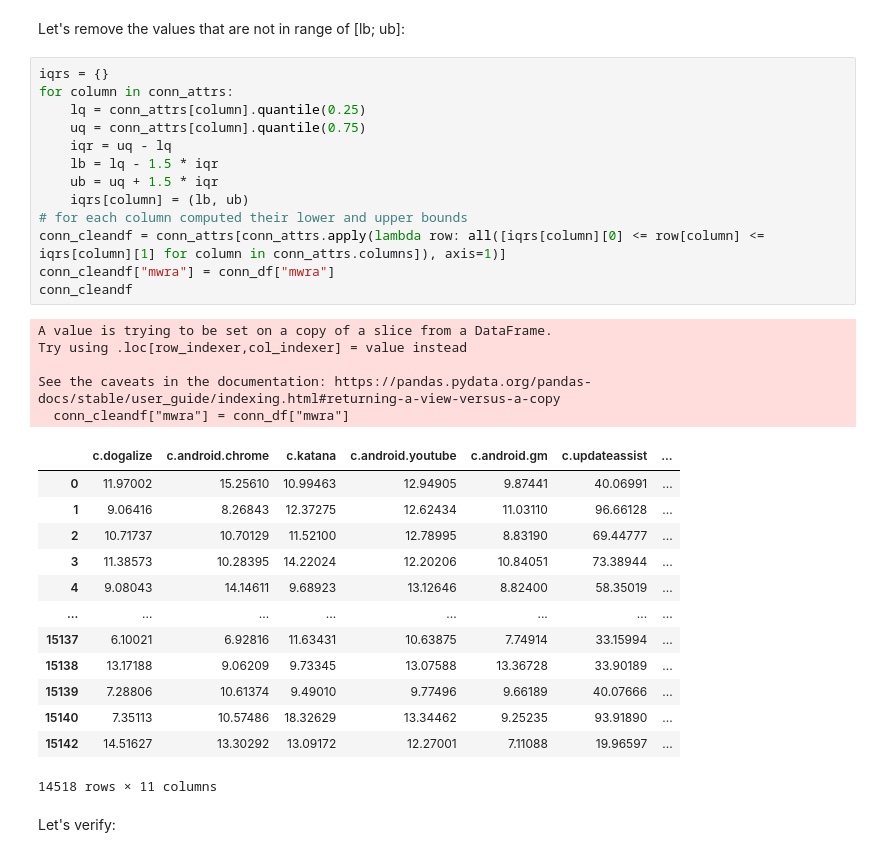
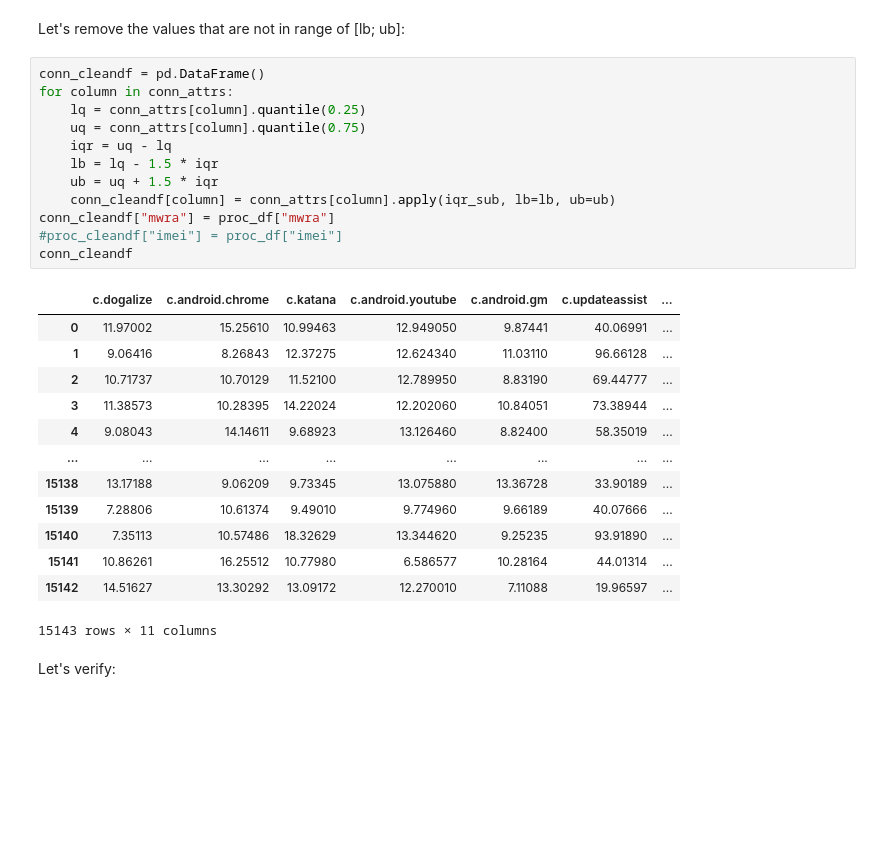
Before and after one commit to Yessirskiy/IAU-Project, a Jupyter notebook: project.ipynb, the cells around one changed output. Cells and saved outputs as stored; diff of their text form; blank space fills up the shorter version.

```diff
--- a/project.ipynb
+++ b/project.ipynb
@@ -677,37 +666,31 @@ plt.show()
 # %% [markdown]
 Let's remove the values that are not in range of [lb; ub]:
 # %%
-iqrs = {}
+conn_cleandf = pd.DataFrame()
 for column in conn_attrs:
     lq = conn_attrs[column].quantile(0.25)
     uq = conn_attrs[column].quantile(0.75)
     iqr = uq - lq
     lb = lq - 1.5 * iqr
     ub = uq + 1.5 * iqr
-    iqrs[column] = (lb, ub)
-# for each column computed their lower and upper bounds
-conn_cleandf = conn_attrs[conn_attrs.apply(lambda row: all([iqrs[column][0] <= row[column] <= iqrs[column][1] for column in conn_attrs.columns]), axis=1)]
-conn_cleandf["mwra"] = conn_df["mwra"]
+    conn_cleandf[column] = conn_attrs[column].apply(iqr_sub, lb=lb, ub=ub)
+conn_cleandf["mwra"] = proc_df["mwra"]
+#proc_cleandf["imei"] = proc_df["imei"]
 conn_cleandf
 # %% [output]
+|  | c.dogalize | c.android.chrome | c.katana | c.android.youtube | c.android.gm | c.updateassist | ... |
+| 0 | 11.97002 | 15.25610 | 10.99463 | 12.949050 | 9.87441 | 40.06991 | ... |
+| 1 | 9.06416 | 8.26843 | 12.37275 | 12.624340 | 11.03110 | 96.66128 | ... |
+| 2 | 10.71737 | 10.70129 | 11.52100 | 12.789950 | 8.83190 | 69.44777 | ... |
+| 3 | 11.38573 | 10.28395 | 14.22024 | 12.202060 | 10.84051 | 73.38944 | ... |
+| 4 | 9.08043 | 14.14611 | 9.68923 | 13.126460 | 8.82400 | 58.35019 | ... |
+| ... | ... | ... | ... | ... | ... | ... | ... |
+| 15138 | 13.17188 | 9.06209 | 9.73345 | 13.075880 | 13.36728 | 33.90189 | ... |
+| 15139 | 7.28806 | 10.61374 | 9.49010 | 9.774960 | 9.66189 | 40.07666 | ... |
+| 15140 | 7.35113 | 10.57486 | 18.32629 | 13.344620 | 9.25235 | 93.91890 | ... |
+| 15141 | 10.86261 | 16.25512 | 10.77980 | 6.586577 | 10.28164 | 44.01314 | ... |
+| 15142 | 14.51627 | 13.30292 | 13.09172 | 12.270010 | 7.11088 | 19.96597 | ... |
-A value is trying to be set on a copy of a slice from a DataFrame.
-Try using .loc[row_indexer,col_indexer] = value instead
-
-See the caveats in the documentation: https://pandas.pydata.org/pandas-docs/stable/user_guide/indexing.html#returning-a-view-versus-a-copy
-  conn_cleandf["mwra"] = conn_df["mwra"]
+15143 rows × 11 columns
-|  | c.dogalize | c.android.chrome | c.katana | c.android.youtube | c.android.gm | c.updateassist | ... |
-| 0 | 11.97002 | 15.25610 | 10.99463 | 12.94905 | 9.87441 | 40.06991 | ... |
-| 1 | 9.06416 | 8.26843 | 12.37275 | 12.62434 | 11.03110 | 96.66128 | ... |
-| 2 | 10.71737 | 10.70129 | 11.52100 | 12.78995 | 8.83190 | 69.44777 | ... |
-| 3 | 11.38573 | 10.28395 | 14.22024 | 12.20206 | 10.84051 | 73.38944 | ... |
-| 4 | 9.08043 | 14.14611 | 9.68923 | 13.12646 | 8.82400 | 58.35019 | ... |
-| ... | ... | ... | ... | ... | ... | ... | ... |
-| 15137 | 6.10021 | 6.92816 | 11.63431 | 10.63875 | 7.74914 | 33.15994 | ... |
-| 15138 | 13.17188 | 9.06209 | 9.73345 | 13.07588 | 13.36728 | 33.90189 | ... |
-| 15139 | 7.28806 | 10.61374 | 9.49010 | 9.77496 | 9.66189 | 40.07666 | ... |
-| 15140 | 7.35113 | 10.57486 | 18.32629 | 13.34462 | 9.25235 | 93.91890 | ... |
-| 15142 | 14.51627 | 13.30292 | 13.09172 | 12.27001 | 7.11088 | 19.96597 | ... |
-14518 rows × 11 columns
 # %% [markdown]
 Let's verify:
 # %%
```
Also changed, not shown: parts of 33 cells of this notebook.
